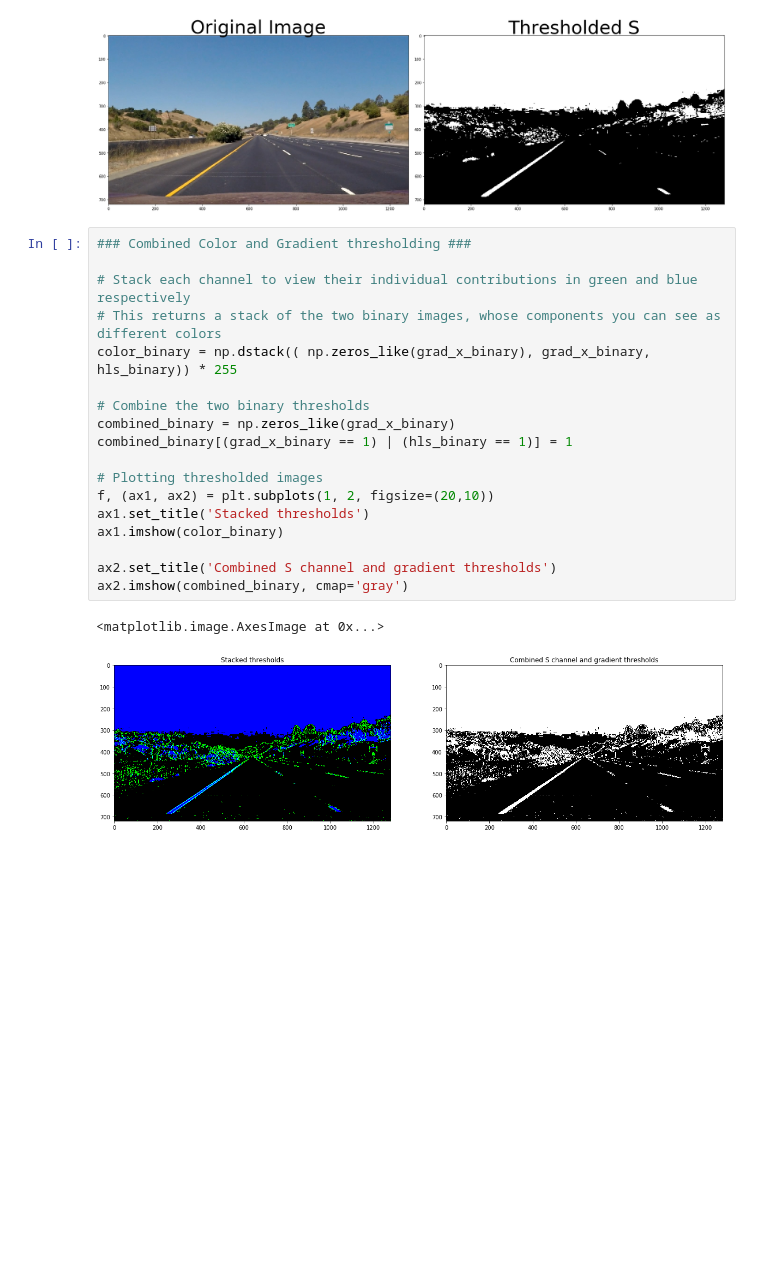
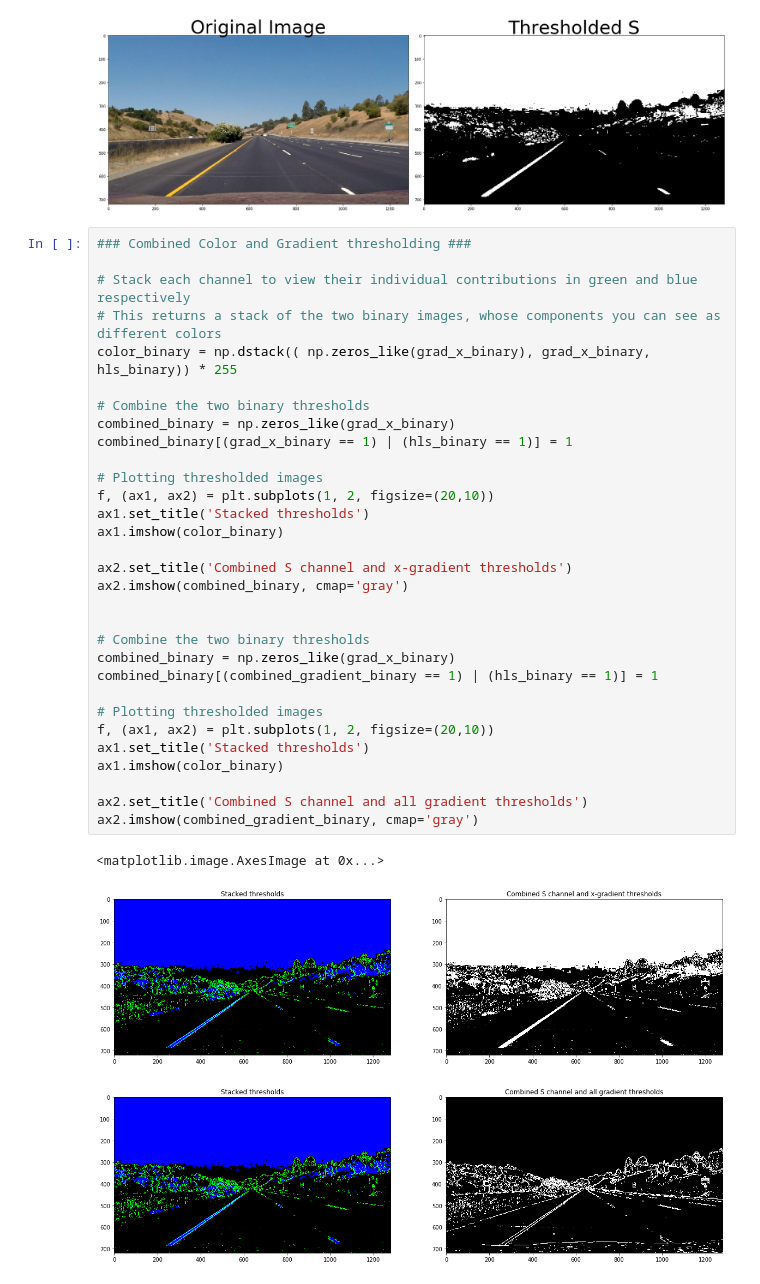
Before and after one commit to BusAI-Self-Driving-Car/Udacity-Self-Driving-Car-Engineer-Nanodegree, a Jupyter notebook: Term1-proj4-Advanced-Lane-Lines/image_binarization.ipynb, the cells around one changed output. Cells and saved outputs as stored; diff of their text form; blank space fills up the shorter version.

```diff
--- a/Term1-proj4-Advanced-Lane-Lines/image_binarization.ipynb
+++ b/Term1-proj4-Advanced-Lane-Lines/image_binarization.ipynb
@@ -215,21 +217,35 @@ ax2.set_title('Thresholded S', fontsize=50)
 # %%
 ### Combined Color and Gradient thresholding ###
 
 # Stack each channel to view their individual contributions in green and blue respectively
 # This returns a stack of the two binary images, whose components you can see as different colors
 color_binary = np.dstack(( np.zeros_like(grad_x_binary), grad_x_binary, hls_binary)) * 255
 
 # Combine the two binary thresholds
 combined_binary = np.zeros_like(grad_x_binary)
 combined_binary[(grad_x_binary == 1) | (hls_binary == 1)] = 1
 
 # Plotting thresholded images
 f, (ax1, ax2) = plt.subplots(1, 2, figsize=(20,10))
 ax1.set_title('Stacked thresholds')
 ax1.imshow(color_binary)
 
-ax2.set_title('Combined S channel and gradient thresholds')
+ax2.set_title('Combined S channel and x-gradient thresholds')
 ax2.imshow(combined_binary, cmap='gray')
+
+
+# Combine the two binary thresholds
+combined_binary = np.zeros_like(grad_x_binary)
+combined_binary[(combined_gradient_binary == 1) | (hls_binary == 1)] = 1
+
+# Plotting thresholded images
+f, (ax1, ax2) = plt.subplots(1, 2, figsize=(20,10))
+ax1.set_title('Stacked thresholds')
+ax1.imshow(color_binary)
+
+ax2.set_title('Combined S channel and all gradient thresholds')
+ax2.imshow(combined_gradient_binary, cmap='gray')
 # %% [output]
 <matplotlib.image.AxesImage at 0x...>
 [figure]
+[figure, added]
```
Also changed, not shown: parts of 1 cell of this notebook, 1 other file.
